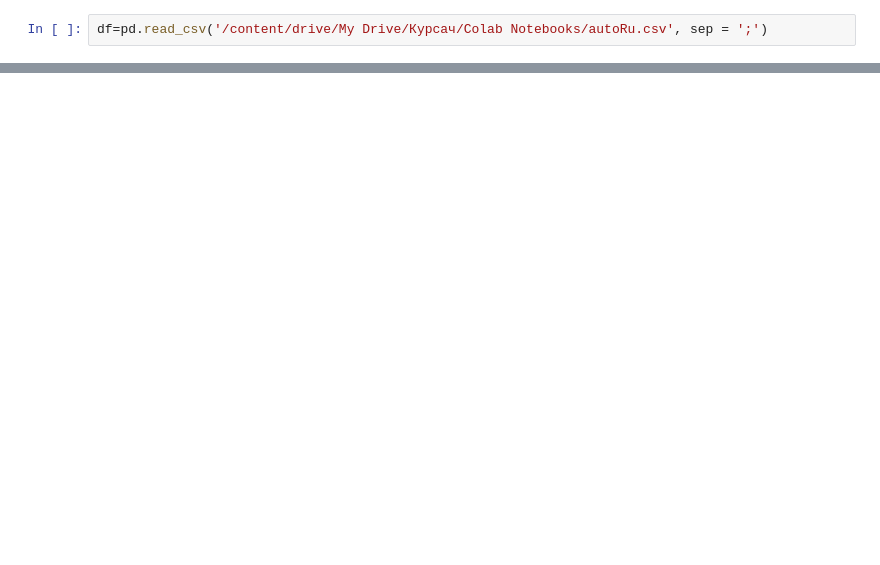
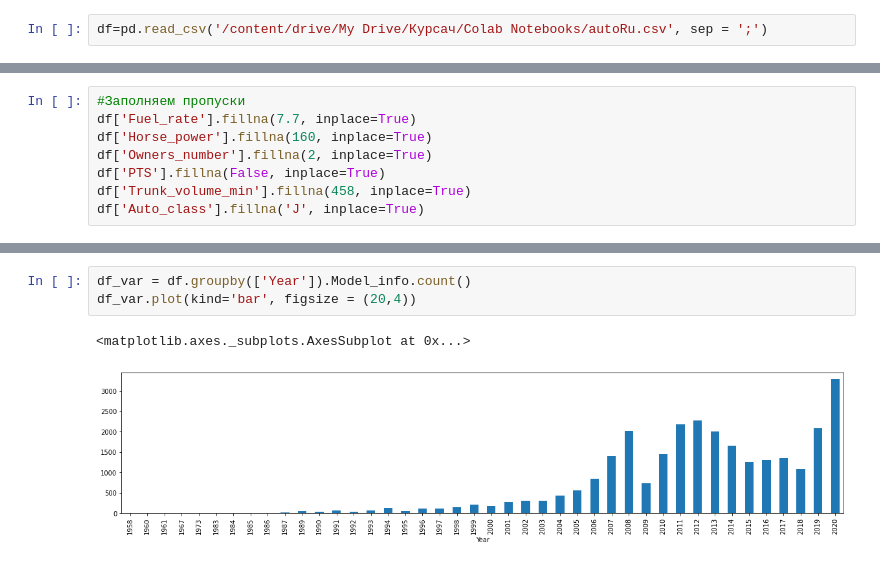
Before and after one commit to IlyasNN/AutoRuCourseWork, a Jupyter notebook: GoogleColab/DeepLearning.ipynb, the cells around one changed output, grey strips where cells are left out. Cells and saved outputs as stored; diff of their text form; blank space fills up the shorter version.

```diff
--- a/GoogleColab/DeepLearning.ipynb
+++ b/GoogleColab/DeepLearning.ipynb
@@ -11,0 +48,8 @@ df=pd.read_csv('/content/drive/My Drive/Курсач/Colab Notebooks/autoRu.csv'
+# %%
+#Заполняем пропуски
+df['Fuel_rate'].fillna(7.7, inplace=True)
+df['Horse_power'].fillna(160, inplace=True)
+df['Owners_number'].fillna(2, inplace=True)
+df['PTS'].fillna(False, inplace=True)
+df['Trunk_volume_min'].fillna(458, inplace=True)
+df['Auto_class'].fillna('J', inplace=True)
@@ -11,0 +83,6 @@ df=pd.read_csv('/content/drive/My Drive/Курсач/Colab Notebooks/autoRu.csv'
+# %%
+df_var = df.groupby(['Year']).Model_info.count()
+df_var.plot(kind='bar', figsize = (20,4))
+# %% [output]
+<matplotlib.axes._subplots.AxesSubplot at 0x...>
+[figure, added]
```
Also changed, not shown: parts of 56 cells of this notebook.
